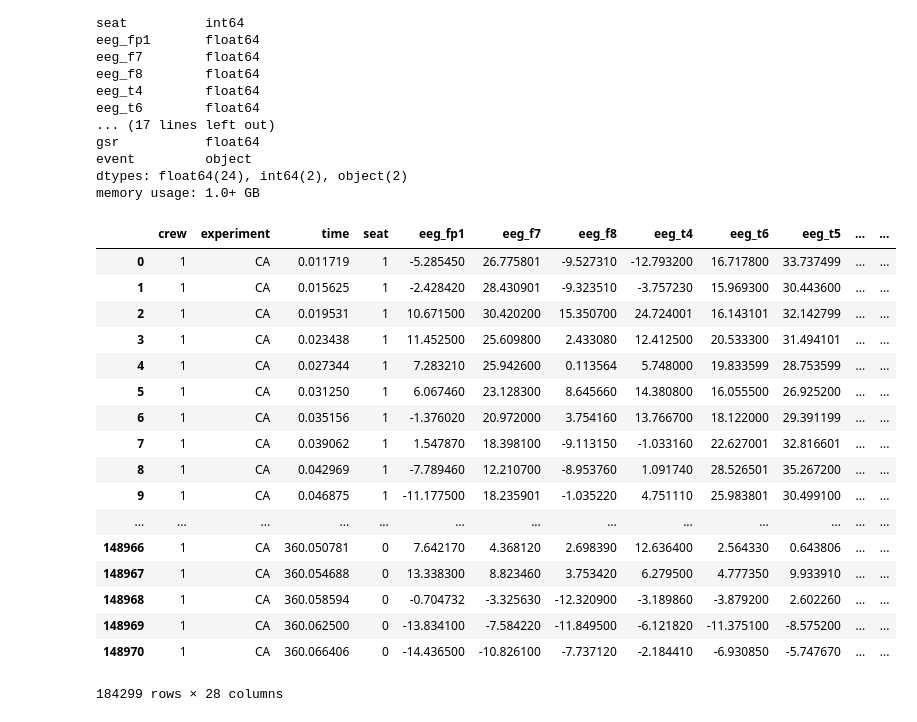
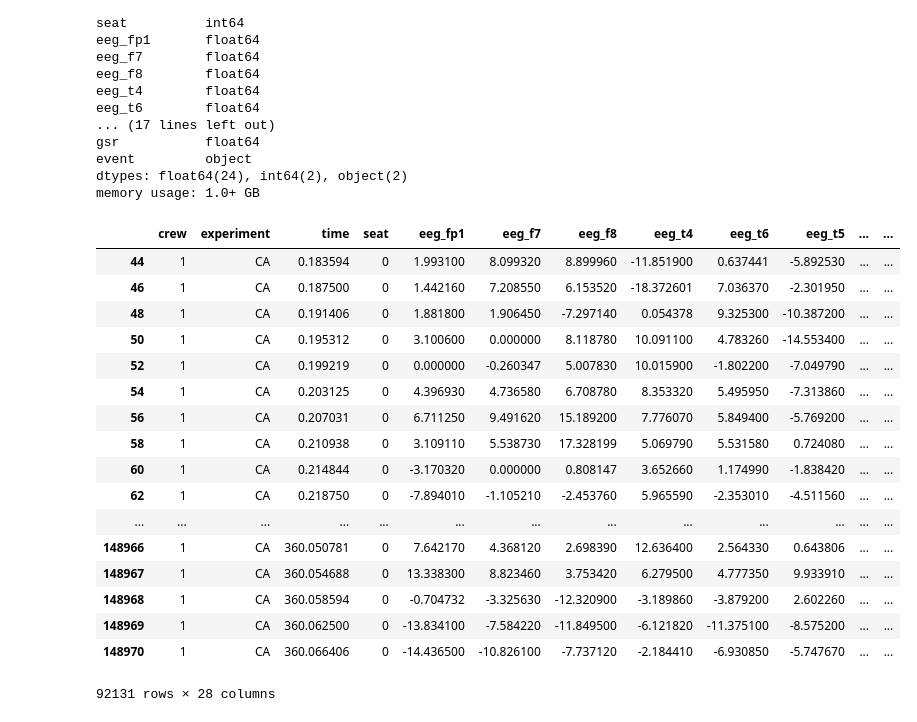
Before and after one commit to thiagosantos1/cs534_Reducing_Aviation_Fatalities, a Jupyter notebook: src/load_preprocess.ipynb, the cells around one changed output. Saved outputs shown, nothing was run; the diff lists cells and outputs as text; code cells hidden in the pictures.

```diff
--- a/src/load_preprocess.ipynb
+++ b/src/load_preprocess.ipynb
@@ -30,27 +30,27 @@ event         object
 dtypes: float64(24), int64(2), object(2)
 memory usage: 1.0+ GB
 # %%
-subset = df_train.loc[(df_train['crew'] == 1) & (df_train['experiment'] == 'CA')]
+subset = df_train.loc[(df_train['crew'] == 1) & (df_train['experiment'] == 'CA') & (df_train['seat'] == 0) ]
 subset.sort_values(by='time')
 # %% [output]
 |  | crew | experiment | time | seat | eeg_fp1 | eeg_f7 | eeg_f8 | eeg_t4 | eeg_t6 | eeg_t5 | ... | ... |
-| 0 | 1 | CA | 0.011719 | 1 | -5.285450 | 26.775801 | -9.527310 | -12.793200 | 16.717800 | 33.737499 | ... | ... |
-| 1 | 1 | CA | 0.015625 | 1 | -2.428420 | 28.430901 | -9.323510 | -3.757230 | 15.969300 | 30.443600 | ... | ... |
-| 2 | 1 | CA | 0.019531 | 1 | 10.671500 | 30.420200 | 15.350700 | 24.724001 | 16.143101 | 32.142799 | ... | ... |
-| 3 | 1 | CA | 0.023438 | 1 | 11.452500 | 25.609800 | 2.433080 | 12.412500 | 20.533300 | 31.494101 | ... | ... |
-| 4 | 1 | CA | 0.027344 | 1 | 7.283210 | 25.942600 | 0.113564 | 5.748000 | 19.833599 | 28.753599 | ... | ... |
-| 5 | 1 | CA | 0.031250 | 1 | 6.067460 | 23.128300 | 8.645660 | 14.380800 | 16.055500 | 26.925200 | ... | ... |
-| 6 | 1 | CA | 0.035156 | 1 | -1.376020 | 20.972000 | 3.754160 | 13.766700 | 18.122000 | 29.391199 | ... | ... |
-| 7 | 1 | CA | 0.039062 | 1 | 1.547870 | 18.398100 | -9.113150 | -1.033160 | 22.627001 | 32.816601 | ... | ... |
-| 8 | 1 | CA | 0.042969 | 1 | -7.789460 | 12.210700 | -8.953760 | 1.091740 | 28.526501 | 35.267200 | ... | ... |
-| 9 | 1 | CA | 0.046875 | 1 | -11.177500 | 18.235901 | -1.035220 | 4.751110 | 25.983801 | 30.499100 | ... | ... |
+| 44 | 1 | CA | 0.183594 | 0 | 1.993100 | 8.099320 | 8.899960 | -11.851900 | 0.637441 | -5.892530 | ... | ... |
+| 46 | 1 | CA | 0.187500 | 0 | 1.442160 | 7.208550 | 6.153520 | -18.372601 | 7.036370 | -2.301950 | ... | ... |
+| 48 | 1 | CA | 0.191406 | 0 | 1.881800 | 1.906450 | -7.297140 | 0.054378 | 9.325300 | -10.387200 | ... | ... |
+| 50 | 1 | CA | 0.195312 | 0 | 3.100600 | 0.000000 | 8.118780 | 10.091100 | 4.783260 | -14.553400 | ... | ... |
+| 52 | 1 | CA | 0.199219 | 0 | 0.000000 | -0.260347 | 5.007830 | 10.015900 | -1.802200 | -7.049790 | ... | ... |
+| 54 | 1 | CA | 0.203125 | 0 | 4.396930 | 4.736580 | 6.708780 | 8.353320 | 5.495950 | -7.313860 | ... | ... |
+| 56 | 1 | CA | 0.207031 | 0 | 6.711250 | 9.491620 | 15.189200 | 7.776070 | 5.849400 | -5.769200 | ... | ... |
+| 58 | 1 | CA | 0.210938 | 0 | 3.109110 | 5.538730 | 17.328199 | 5.069790 | 5.531580 | 0.724080 | ... | ... |
+| 60 | 1 | CA | 0.214844 | 0 | -3.170320 | 0.000000 | 0.808147 | 3.652660 | 1.174990 | -1.838420 | ... | ... |
+| 62 | 1 | CA | 0.218750 | 0 | -7.894010 | -1.105210 | -2.453760 | 5.965590 | -2.353010 | -4.511560 | ... | ... |
 | ... | ... | ... | ... | ... | ... | ... | ... | ... | ... | ... | ... | ... |
 | 148966 | 1 | CA | 360.050781 | 0 | 7.642170 | 4.368120 | 2.698390 | 12.636400 | 2.564330 | 0.643806 | ... | ... |
 | 148967 | 1 | CA | 360.054688 | 0 | 13.338300 | 8.823460 | 3.753420 | 6.279500 | 4.777350 | 9.933910 | ... | ... |
 | 148968 | 1 | CA | 360.058594 | 0 | -0.704732 | -3.325630 | -12.320900 | -3.189860 | -3.879200 | 2.602260 | ... | ... |
 | 148969 | 1 | CA | 360.062500 | 0 | -13.834100 | -7.584220 | -11.849500 | -6.121820 | -11.375100 | -8.575200 | ... | ... |
 | 148970 | 1 | CA | 360.066406 | 0 | -14.436500 | -10.826100 | -7.737120 | -2.184410 | -6.930850 | -5.747670 | ... | ... |
-184299 rows × 28 columns
+92131 rows × 28 columns
 # %%
 plt.plot(subset['r'][3000:4024])
 # %% [output]
```
Also changed, not shown: parts of 4 cells of this notebook.
